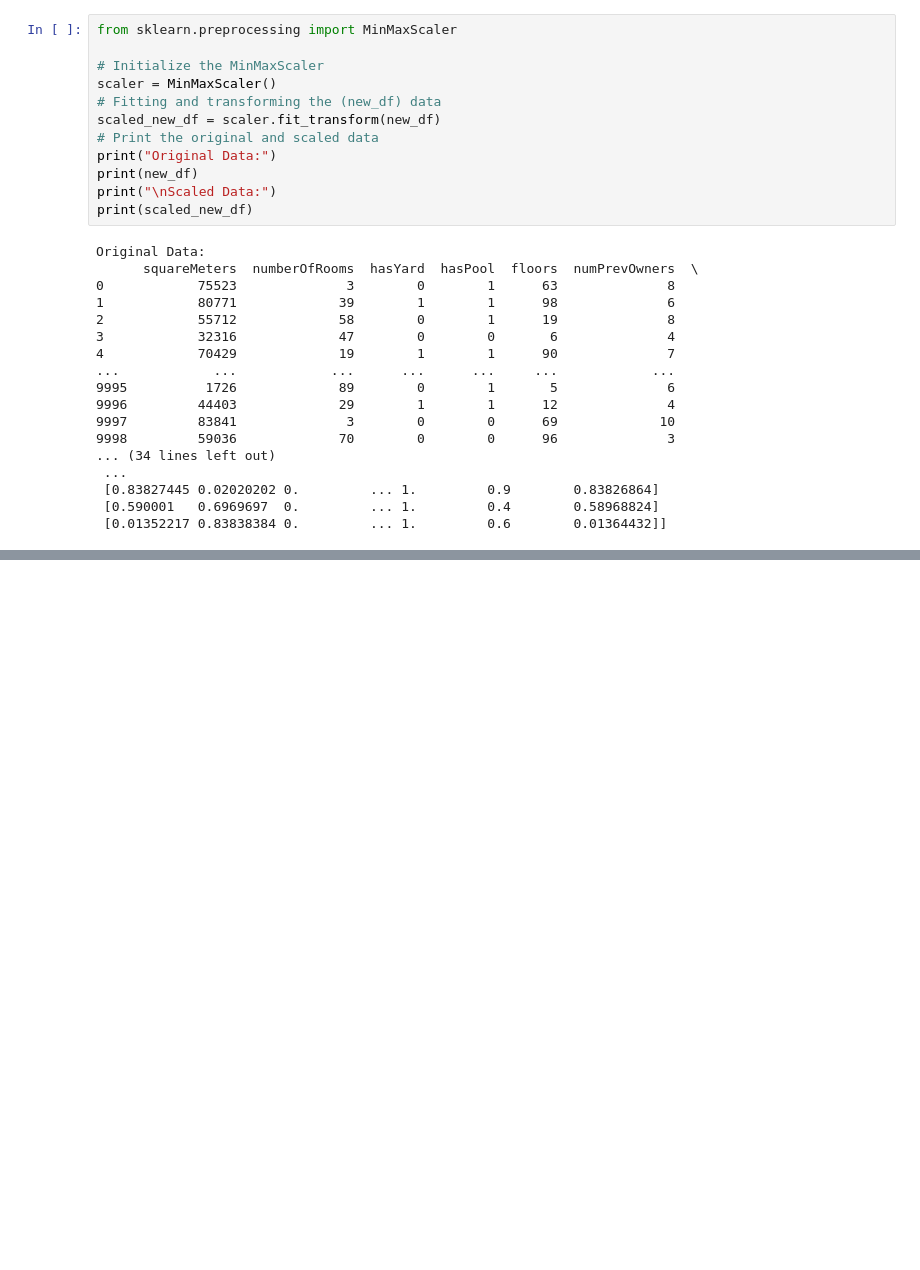
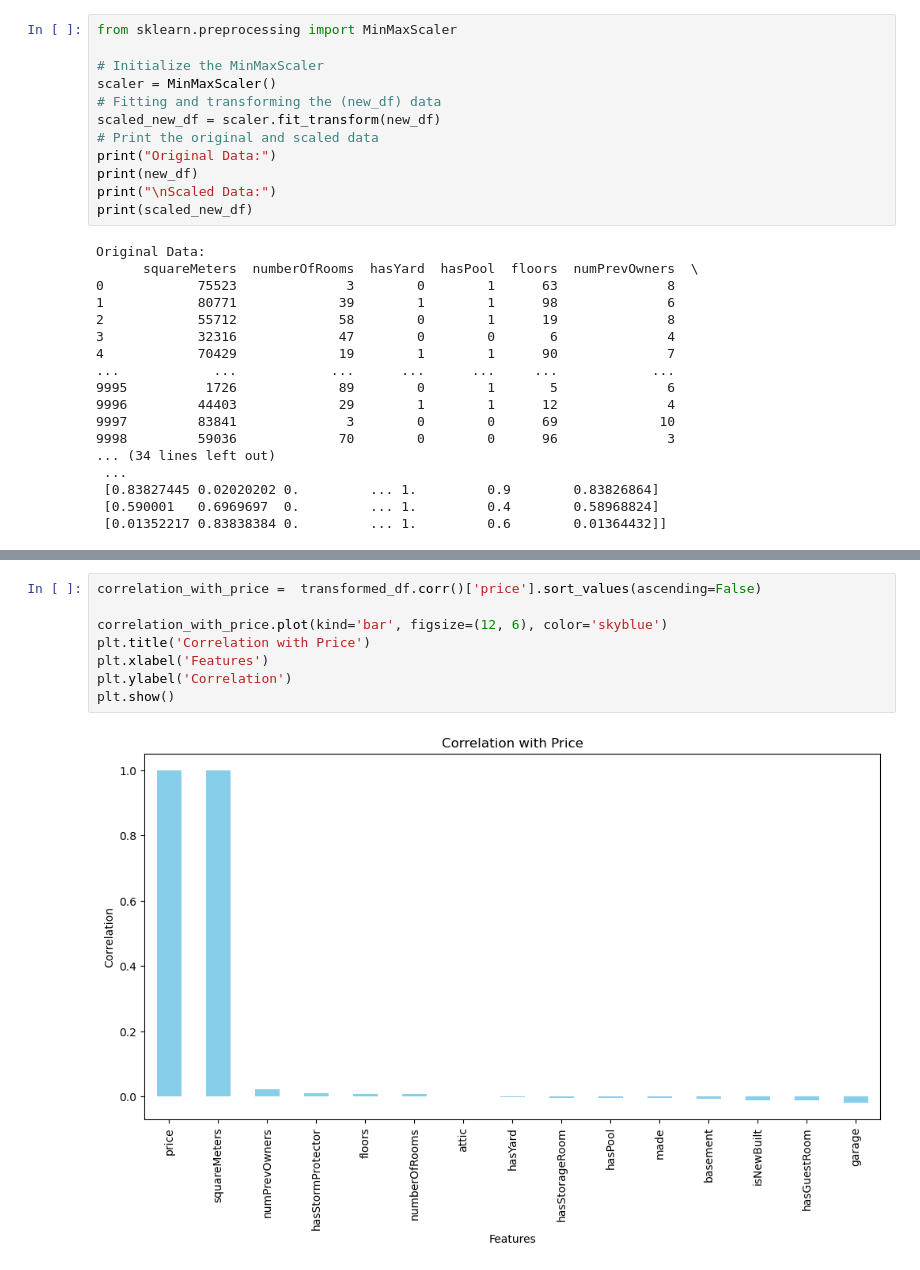
Before and after one commit to sarah10001/Paris_Phase_2_Project, a Jupyter notebook: Housing Prediction Model.ipynb, the cells around one changed output, grey strips where cells are left out. Drawn from its saved outputs; the diff is of its cells as text; blank space fills up the shorter version.

```diff
--- a/Housing Prediction Model.ipynb
+++ b/Housing Prediction Model.ipynb
@@ -339,0 +474,10 @@ Original Data:
+# %%
+correlation_with_price =  transformed_df.corr()['price'].sort_values(ascending=False)
+
+correlation_with_price.plot(kind='bar', figsize=(12, 6), color='skyblue')
+plt.title('Correlation with Price')
+plt.xlabel('Features')
+plt.ylabel('Correlation')
+plt.show()
+# %% [output]
+[figure, added]
```
Also changed, not shown: parts of 9 cells of this notebook.
